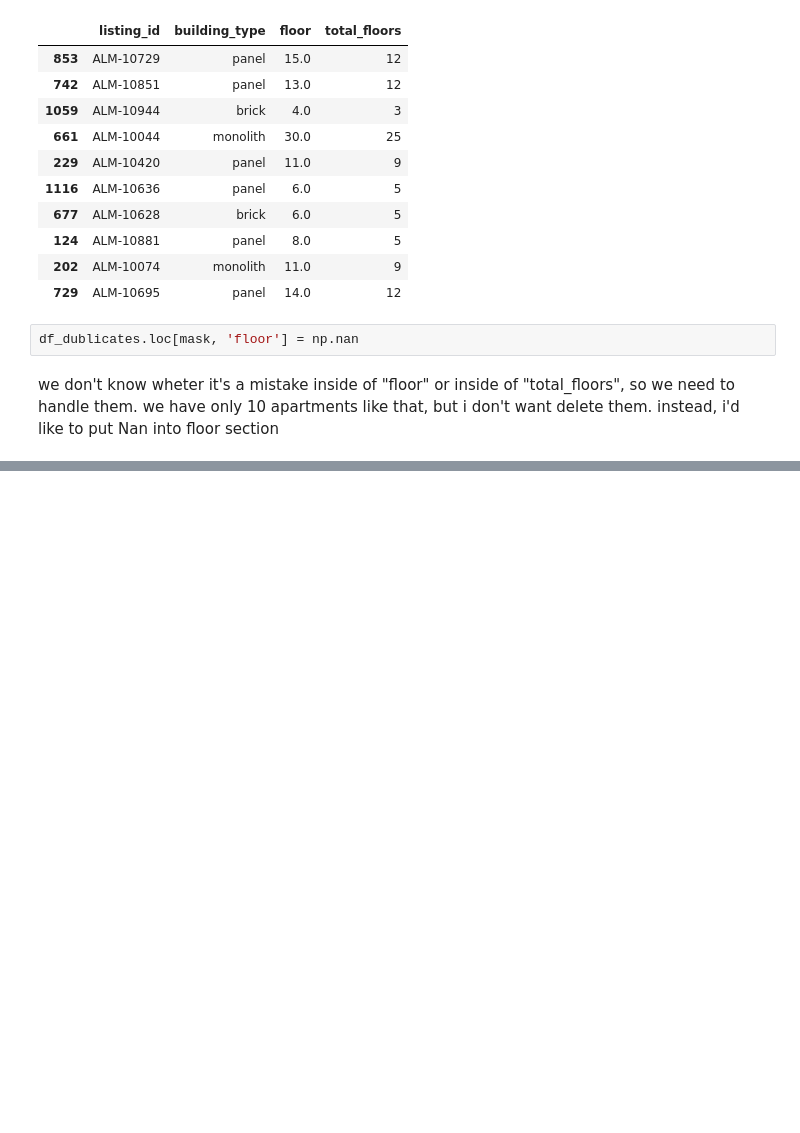
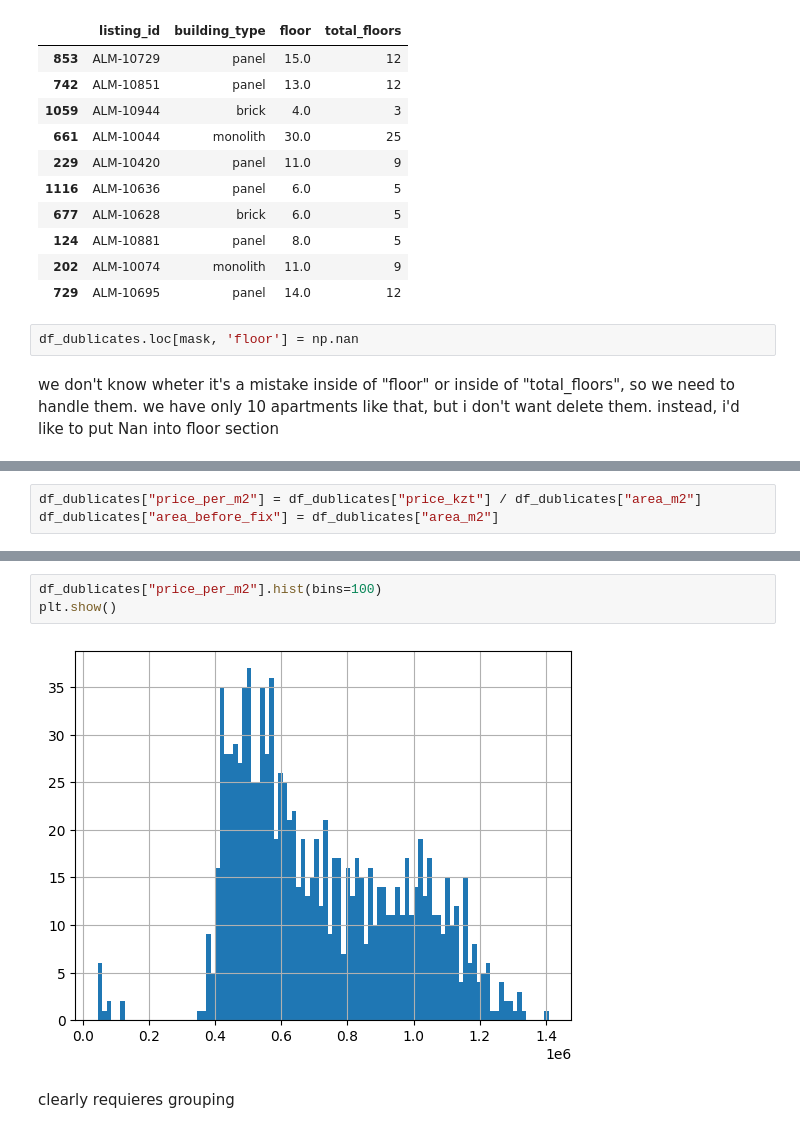
Before and after one commit to bulldozerov/Machine-Learning, a Jupyter notebook: Burabayev_ML_lab_27_09/Burabayev_lab_27_09.ipynb, the cells around one changed output, grey strips where cells are left out. Saved outputs shown, nothing was run; the diff lists cells and outputs as text; blank space fills up the shorter version.

```diff
--- a/Burabayev_ML_lab_27_09/Burabayev_lab_27_09.ipynb
+++ b/Burabayev_ML_lab_27_09/Burabayev_lab_27_09.ipynb
@@ -236,0 +242,3 @@ instead, i'd like to put Nan into floor section
+# %%
+df_dublicates["price_per_m2"] = df_dublicates["price_kzt"] / df_dublicates["area_m2"]
+df_dublicates["area_before_fix"] = df_dublicates["area_m2"]
@@ -236,0 +256,7 @@ instead, i'd like to put Nan into floor section
+# %%
+df_dublicates["price_per_m2"].hist(bins=100)
+plt.show()
+# %% [output]
+[figure, added]
+# %% [markdown]
+clearly requieres grouping
```
Also changed, not shown: parts of 8 cells of this notebook.
